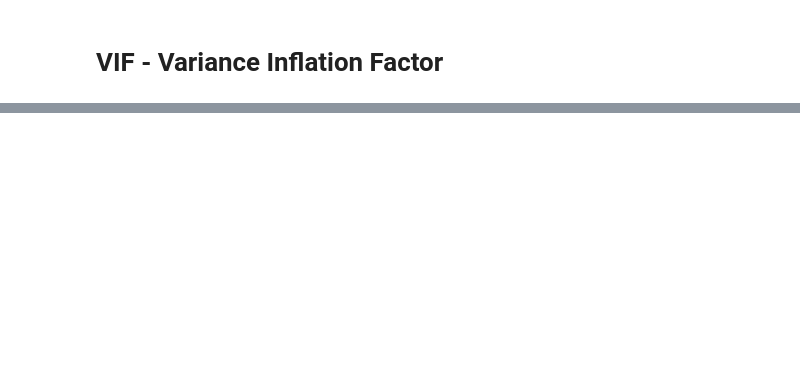
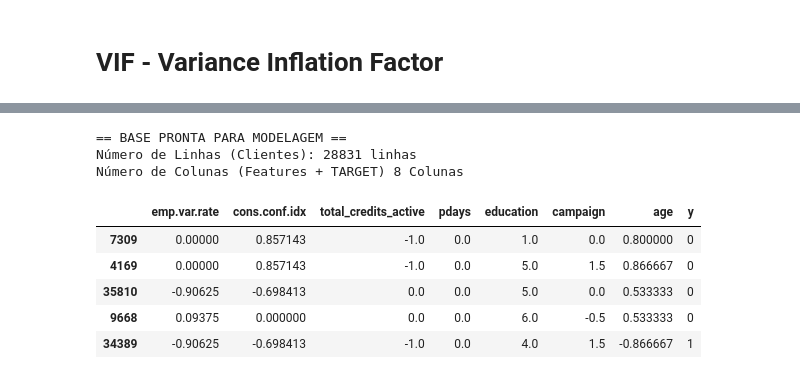
Before and after one commit to Felipeglnd/bank-marketing, a Jupyter notebook: notebooks/04_feature_selection.ipynb, the cells around one changed output, grey strips where cells are left out. Cells and saved outputs as stored; diff of their text form; code cells hidden in the pictures; blank space fills up the shorter version.

```diff
--- a/notebooks/04_feature_selection.ipynb
+++ b/notebooks/04_feature_selection.ipynb
@@ -178,0 +261,23 @@ def remove_alta_correlacao(df, threshold=0.8):
+# %%
+features_selecionadas = selected_features_df['Feature'].tolist()
+
+# Filtrando a base limpa (abt_03) para mantar APENAS as variáveis selecionadas
+abt_final = abt_03[features_selecionadas].copy()
+
+# Anexando a variável TARGET (Y) de volta ao DataFrame final
+abt_final['y'] = abt_target.values
+
+print('== BASE PRONTA PARA MODELAGEM ==')
+print(f'Número de Linhas (Clientes): {abt_final.shape[0]} linhas')
+print(f'Número de Colunas (Features + TARGET): {abt_final.shape[1]} Colunas')
+display(abt_final.head())
+# %% [output]
+== BASE PRONTA PARA MODELAGEM ==
+Número de Linhas (Clientes): 28831 linhas
+Número de Colunas (Features + TARGET) 8 Colunas
+|  | emp.var.rate | cons.conf.idx | total_credits_active | pdays | education | campaign | age | y |
+| 7309 | 0.00000 | 0.857143 | -1.0 | 0.0 | 1.0 | 0.0 | 0.800000 | 0 |
+| 4169 | 0.00000 | 0.857143 | -1.0 | 0.0 | 5.0 | 1.5 | 0.866667 | 0 |
+| 35810 | -0.90625 | -0.698413 | 0.0 | 0.0 | 5.0 | 0.0 | 0.533333 | 0 |
+| 9668 | 0.09375 | 0.000000 | 0.0 | 0.0 | 6.0 | -0.5 | 0.533333 | 0 |
+| 34389 | -0.90625 | -0.698413 | -1.0 | 0.0 | 4.0 | 1.5 | -0.866667 | 1 |
```
Also changed, not shown: parts of 17 cells of this notebook, 1 other file.
